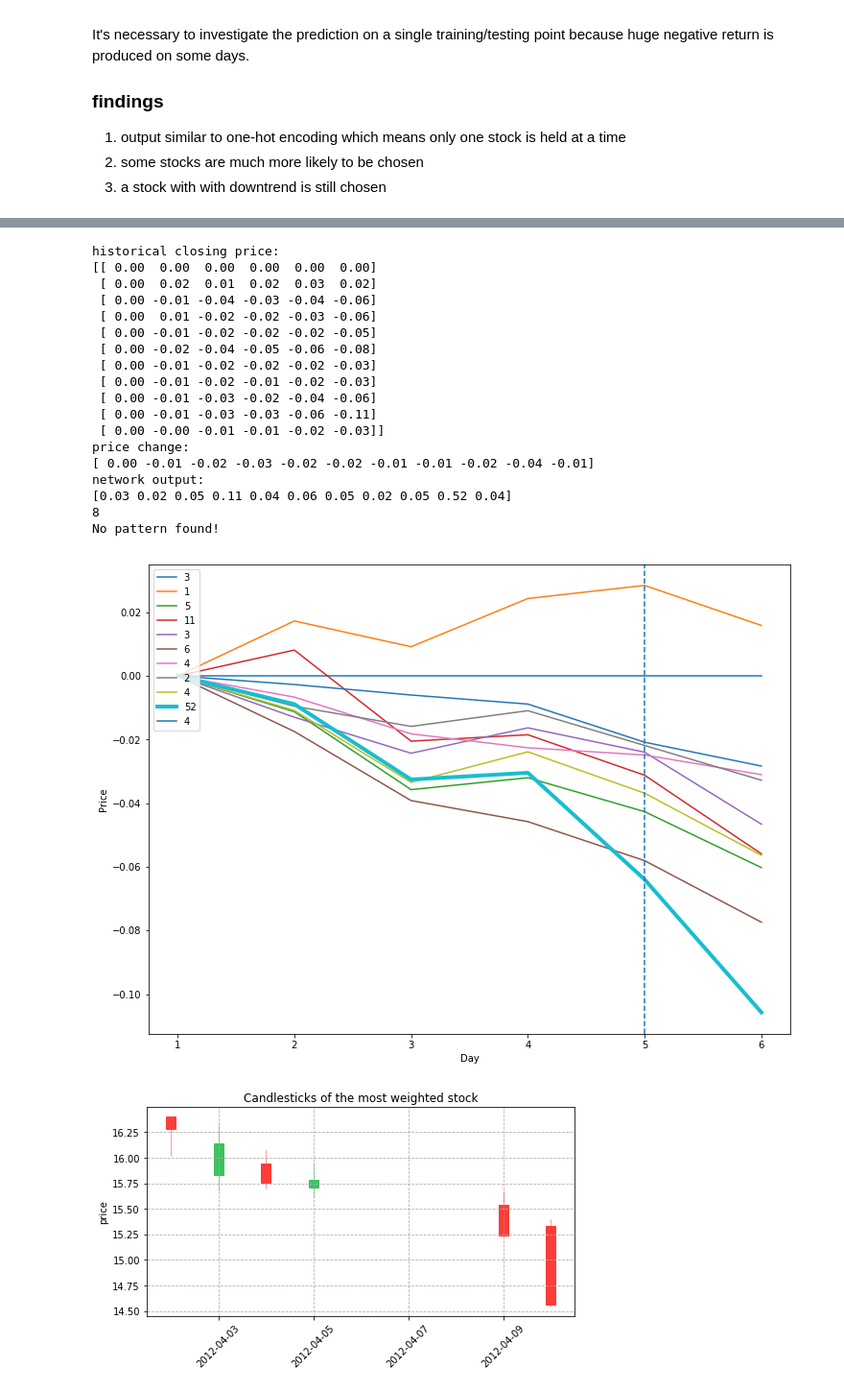
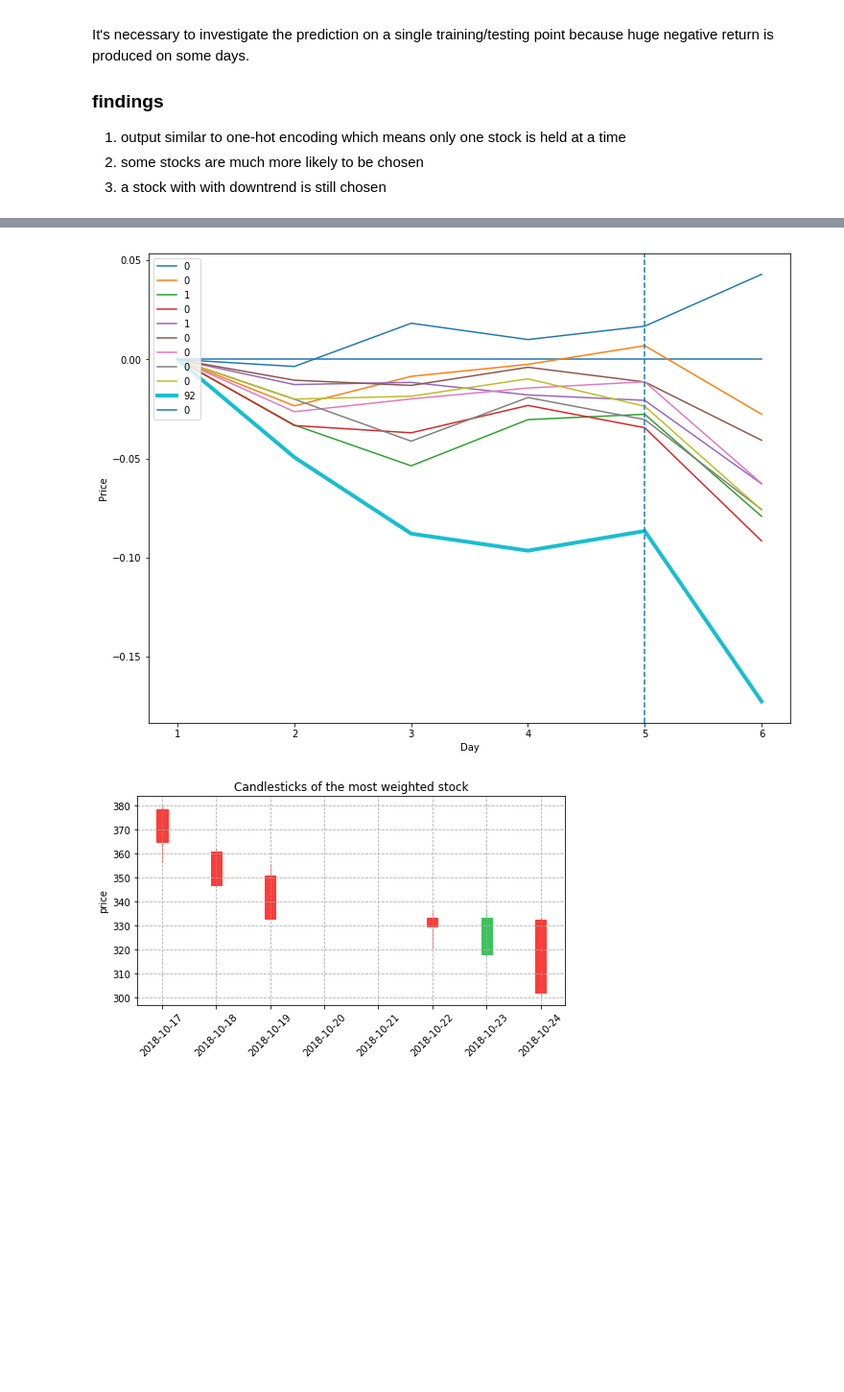
Before and after one commit to yanxurui/portfolio, a Jupyter notebook: analysis.ipynb, the cells around one changed output, grey strips where cells are left out. Shown at 96% size. Saved outputs shown, nothing was run; the diff lists cells and outputs as text; code cells hidden in the pictures; blank space fills up the shorter version.

```diff
--- a/analysis.ipynb
+++ b/analysis.ipynb
@@ -23,10 +23,19 @@ def plot(df, title=''):
     fig, ax = plt.subplots(figsize=(8, 4))
     ax.set_xlabel('Date')
     ax.set_ylabel('Value')
+    ax.tick_params(axis='x', labelrotation=30)
     ax.set_title(title)
 #     ax1.set_yscale('log')
     ax.set_title(title)
-    df.plot(ax=ax)
+    for c in df.columns:
+        if 'base' in c:
+            color = 'c'
+        elif 'market' in c:
+            color = 'red'
+        else:
+            color = None
+        ax.plot(df[c], color=color)
+    ax.legend()
     return fig
 
 def expand_dir(save_dir):
@@ -36,7 +45,17 @@ def expand_dir(save_dir):
     else:
         return [save_dir]
 
-save_dir = Path('exp/baseline')
+def compare_with_base(save_dir, base_name='base'):
+    test = {}
+    save_dirs = expand_dir(Path(save_dir))
+    for save_dir in save_dirs:
+        name = os.path.basename(save_dir)
+        test[name] = pd.read_csv(save_dir.joinpath('test_summary.csv'), index_col=0)['ret']
+    test['CNN(base)'] = pd.read_csv('exp/base/test_summary.csv', index_col=0)['ret']
+    fig3 = plot(pd.DataFrame(test), 'Cumulative return in backtest')
+
+
+save_dir = Path('exp/base')
 
 train = {}
 valid = {}
@@ -49,5 +68,5 @@ for save_dir in save_dirs:
     test[name] = pd.read_csv(save_dir.joinpath('test_summary.csv'), index_col=0)['ret']
 fig1 = plot(pd.DataFrame(train), 'Cumulative return of training set')
 fig2 = plot(pd.DataFrame(valid), 'Cumulative return of validation set')
-fig3 = plot(pd.DataFrame(test), 'Cumulative return of backtest')
+fig3 = plot(pd.DataFrame(test), 'Cumulative return in backtest')
 # %% [output]
@@ -108,13 +167,6 @@ def pattern(X):
         print('No pattern found!')
 
 def case(save_dir, k=0):
-    # compute sharpe ratio and max drawdown
-    ret = test_summary['ret']
-    SR = ret.mean()/ret.std() # std=0, almost impossible
-    ret = (ret + 1).cumprod()
-    MD = -np.max(1 - ret/np.maximum.accumulate(ret))
-    print('Sharpe Ratio: {:.3}\nMaximum DrawDown: {:.3}'.format(SR, MD))
-
     # find extreme examples
     top = test_summary.sort_values(by='ret')
     display(top.head(10))
@@ -166,12 +218,12 @@ def case(save_dir, k=0):
     pattern(OHLC.iloc[:-1])
 
 # restart the kernel after changing dir
-save_dir = Path('exp/baseline')
+save_dir = Path('exp/base')
 os.environ['CONFIG_LOCAL_DIR'] = str(save_dir)
 from config_global import data
 from main import allocate
 test_summary = pd.read_csv(save_dir.joinpath('test_summary.csv'), index_col='index')
 test_output = pd.read_csv(save_dir.joinpath('test_output.csv'), index_col=0)
 
-case(save_dir, 16)
+case(save_dir, 0)
 # %% [output]
@@ -192,21 +259,3 @@ Maximum DrawDown: -0.427
-historical closing price:
-[[ 0.00  0.00  0.00  0.00  0.00  0.00]
- [ 0.00  0.02  0.01  0.02  0.03  0.02]
- [ 0.00 -0.01 -0.04 -0.03 -0.04 -0.06]
- [ 0.00  0.01 -0.02 -0.02 -0.03 -0.06]
- [ 0.00 -0.01 -0.02 -0.02 -0.02 -0.05]
- [ 0.00 -0.02 -0.04 -0.05 -0.06 -0.08]
- [ 0.00 -0.01 -0.02 -0.02 -0.02 -0.03]
- [ 0.00 -0.01 -0.02 -0.01 -0.02 -0.03]
- [ 0.00 -0.01 -0.03 -0.02 -0.04 -0.06]
- [ 0.00 -0.01 -0.03 -0.03 -0.06 -0.11]
- [ 0.00 -0.00 -0.01 -0.01 -0.02 -0.03]]
-price change:
-[ 0.00 -0.01 -0.02 -0.03 -0.02 -0.02 -0.01 -0.01 -0.02 -0.04 -0.01]
-network output:
-[0.03 0.02 0.05 0.11 0.04 0.06 0.05 0.02 0.05 0.52 0.04]
-8
-No pattern found!
-[figure, old version]
+[figure, new version]
-[figure, old version]
+[figure, new version]
 # %%
```
Also changed, not shown: parts of 15 cells of this notebook.
